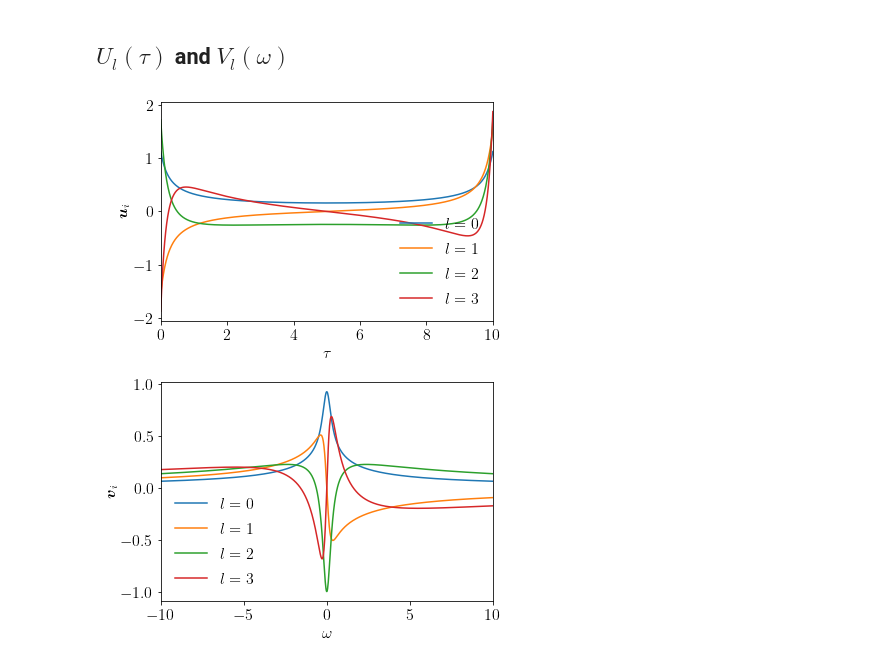
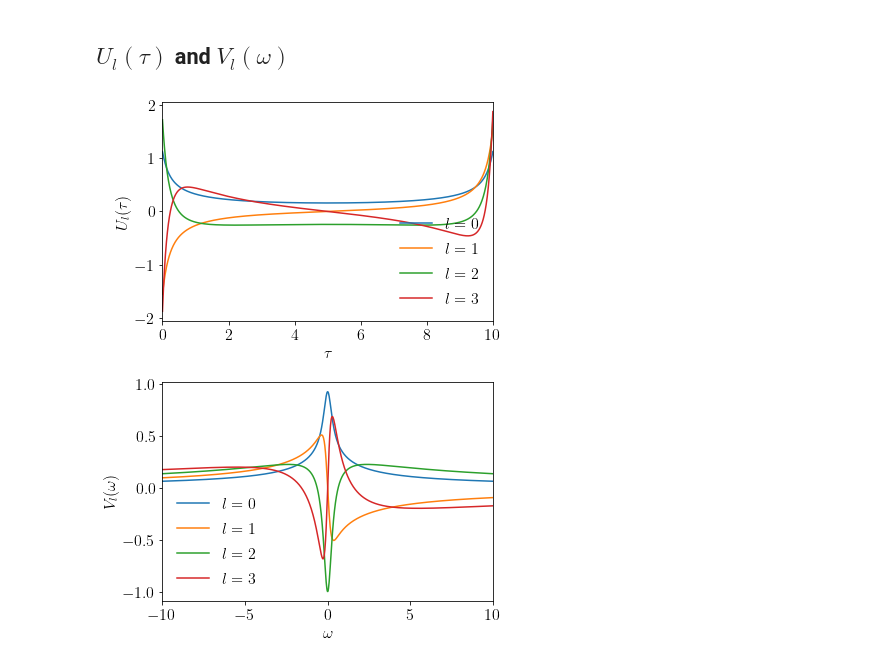
Before and after one commit to shinaoka/numerical_recipes_many_body_physics, a Jupyter notebook: section6.ipynb, the cells around one changed output. Drawn from its saved outputs; the diff is of its cells as text; code cells hidden in the pictures.

```diff
--- a/section6.ipynb
+++ b/section6.ipynb
@@ -41,26 +41,26 @@ plt.savefig('ir_basis_svals.pdf', transparent=True)
 # %%
 fig = plt.figure(figsize=(6,8))
 ax1 = plt.subplot(211)
 ax2 = plt.subplot(212)
 axes = [ax1, ax2]
 
 taus = np.linspace(0, beta, 1000)
 omegas = np.linspace(-wmax, wmax, 1000)
 
 for l in range(4):
     ax1.plot(taus, basis.u[l](taus), label=f'$l={l}$')
     ax2.plot(omegas, basis.v[l](omegas), label=f'$l={l}$')
 
 ax1.set_xlabel(r'$\tau$')
 ax2.set_xlabel(r'$\omega$')
-ax1.set_ylabel(r'$\boldsymbol{u}_i$')
-ax2.set_ylabel(r'$\boldsymbol{v}_i$')
+ax1.set_ylabel(r'$U_l(\tau)$')
+ax2.set_ylabel(r'$V_l(\omega)$')
 ax1.set_xlim([0,beta])
 ax2.set_xlim([-wmax, wmax])
 
 ax1.legend(loc='best', frameon=False)
 ax2.legend(loc='best', frameon=False)
 plt.tight_layout()
 plt.savefig('ir_basis_functions.pdf', transparent=True)
 # %% [output]
-[figure, old version]
+[figure, new version]
```
Also changed, not shown: parts of 1 cell of this notebook, 4 other files.
